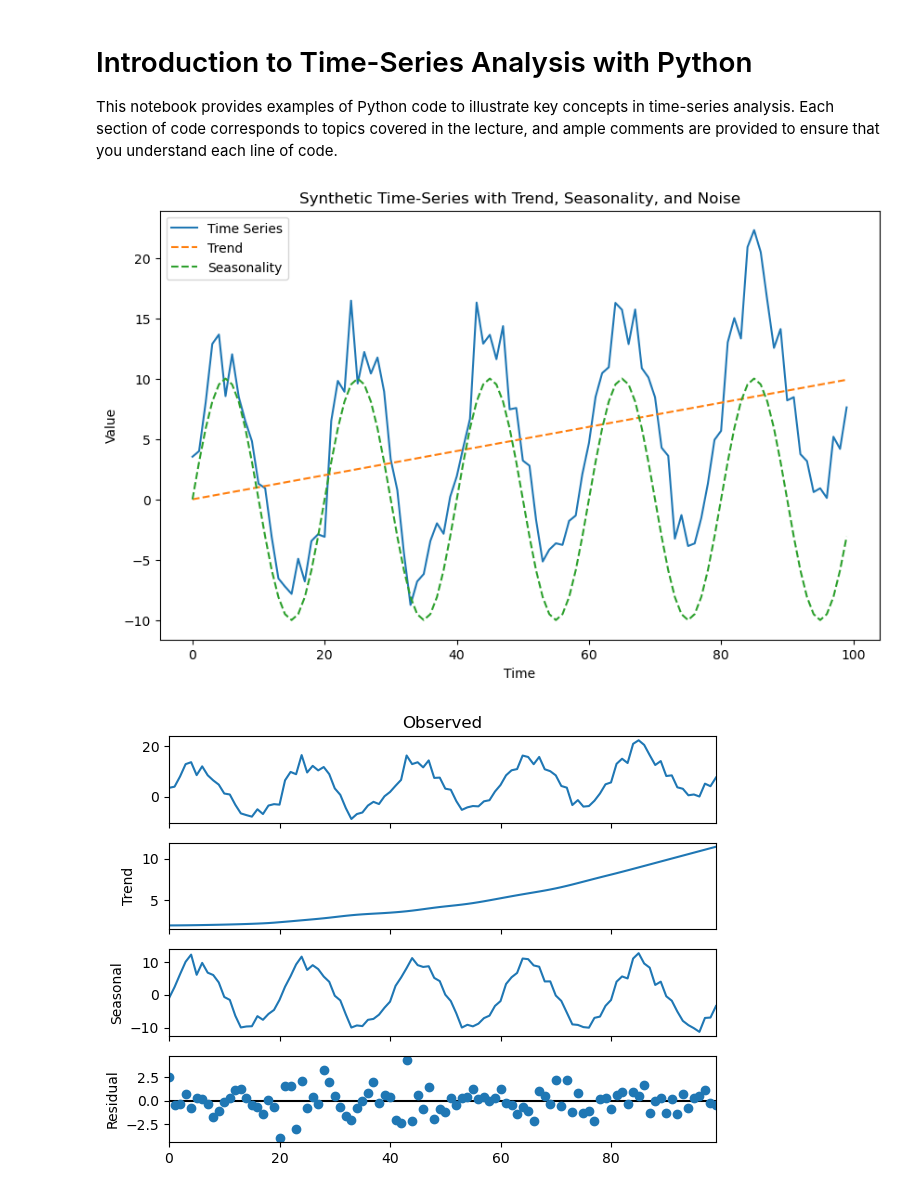
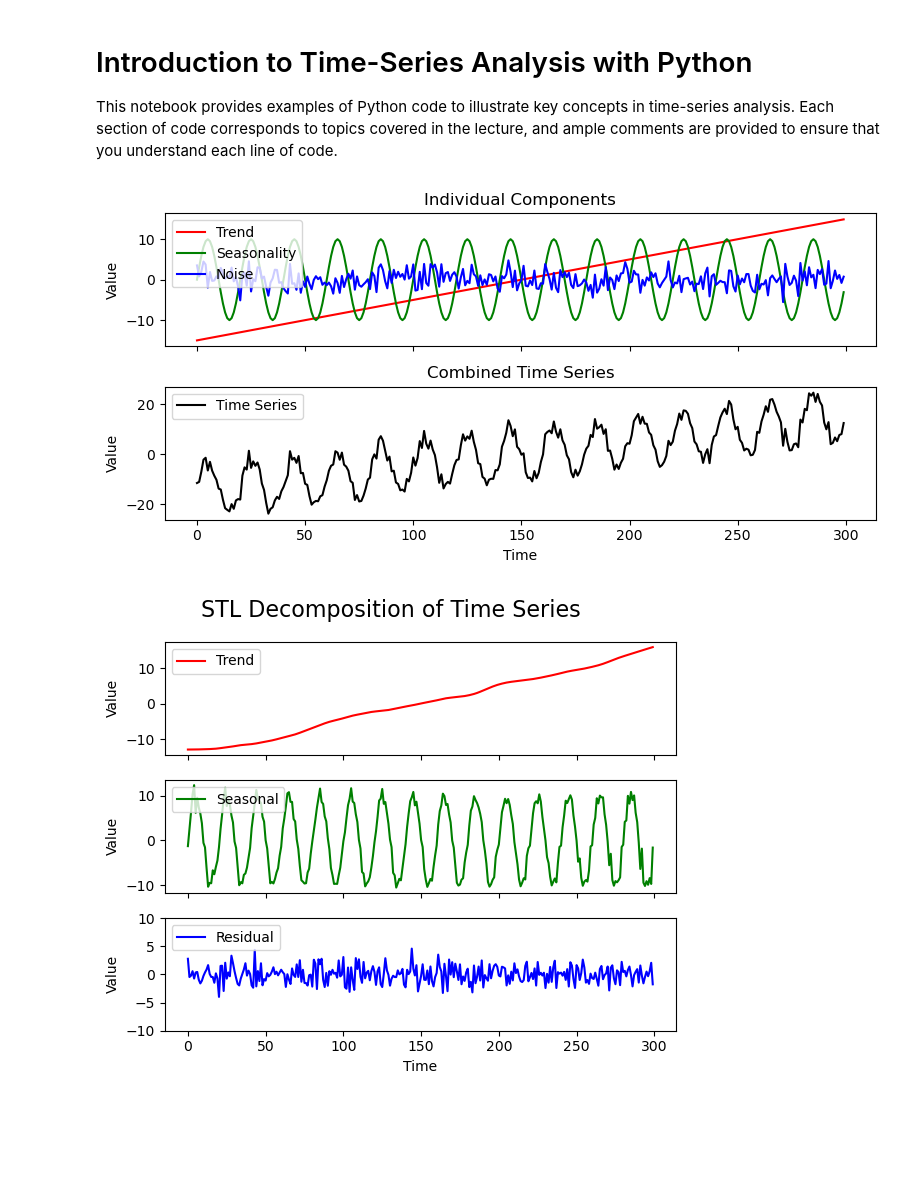
Before and after one commit to vmpreciado/ESE538, a Jupyter notebook: Time_Series_Analysis_Intro.ipynb, the cells around one changed output. Saved outputs shown, nothing was run; the diff lists cells and outputs as text; code cells hidden in the pictures; blank space fills up the shorter version.

```diff
--- a/Time_Series_Analysis_Intro.ipynb
+++ b/Time_Series_Analysis_Intro.ipynb
@@ -6,46 +12,68 @@ to ensure that you understand each line of code.
 # %%
-import numpy as np
-import matplotlib.pyplot as plt
-
 # Set the random seed for reproducibility
 np.random.seed(0)
-
-# Create a time index from 0 to 99
-time = np.arange(100)
-
-# Generate a linear trend
-trend = 0.1 * time
-
+# Create a time index from 0 to 299
+time = np.arange(300)
+# Generate a linear trend starting at -10 with the same slope
+trend = 0.1 * time - 15  # This will start at -10 and increase with the same slope
 # Generate a seasonal component with a period of 20
 seasonal = 10 * np.sin(2 * np.pi * time / 20)
-
 # Generate some random noise
-noise = np.random.normal(scale=2, size=100)
+noise = np.random.normal(scale=2, size=300)
 
 # Combine these components to form the time series
 series = trend + seasonal + noise
 
-# Plot the time series
-plt.figure(figsize=(10, 6))
-plt.plot(time, series, label='Time Series')
-plt.plot(time, trend, '--', label='Trend')
-plt.plot(time, seasonal, '--', label='Seasonality')
-plt.xlabel('Time')
-plt.ylabel('Value')
-plt.title('Synthetic Time-Series with Trend, Seasonality, and Noise')
-plt.legend()
+# Create the figure and subplots
+fig, (ax1, ax2) = plt.subplots(2, 1, figsize=(8, 4), sharex=True)
+# Plot components in the first subplot
+ax1.plot(time, trend, color='red', label='Trend')
+ax1.plot(time, seasonal, color='green', label='Seasonality')
+ax1.plot(time, noise, color='blue', label='Noise')
+ax1.set_ylabel('Value')
+ax1.legend()
+ax1.set_title('Individual Components')
+
+# Plot combined time series in the second subplot
+ax2.plot(time, series, color='black', linewidth=1.5, label='Time Series')
+ax2.set_xlabel('Time')
+ax2.set_ylabel('Value')
+ax2.legend()
+ax2.set_title('Combined Time Series')
+
+# Adjust layout and display the plot
+plt.tight_layout()
 plt.show()
 # %% [output]
-[figure, old version]
+[figure, new version]
 # %%
-from statsmodels.tsa.seasonal import STL
-
 # Perform STL decomposition of the time series
 stl = STL(series, period=20)
 result = stl.fit()
 
-# Plot the decomposed components
-result.plot()
+# Create a plot with three subplots
+fig, (ax1, ax2, ax3) = plt.subplots(3, 1, figsize=(6, 5), sharex=True)
+fig.suptitle('STL Decomposition of Time Series', fontsize=16)
+
+# Plot trend component
+ax1.plot(time, result.trend, color='red', label='Trend')
+ax1.set_ylabel('Value')
+ax1.legend(loc='upper left')
+
+# Plot seasonal component
+ax2.plot(time, result.seasonal, color='green', label='Seasonal')
+ax2.set_ylabel('Value')
+ax2.legend(loc='upper left')
+
+# Plot residual component (noise)
+ax3.plot(time, result.resid, color='blue', label='Residual')
+ax3.set_xlabel('Time')
+ax3.set_ylabel('Value')
+ax3.set_ylim(-10, 10)  # Set y-axis limits for residual plot
+ax3.legend(loc='upper left')
+
+# Adjust layout and display the plot
+plt.tight_layout()
 plt.show()
 # %% [output]
-[figure, old version]
+[figure, new version]
```
Also changed, not shown: parts of 6 cells of this notebook.
